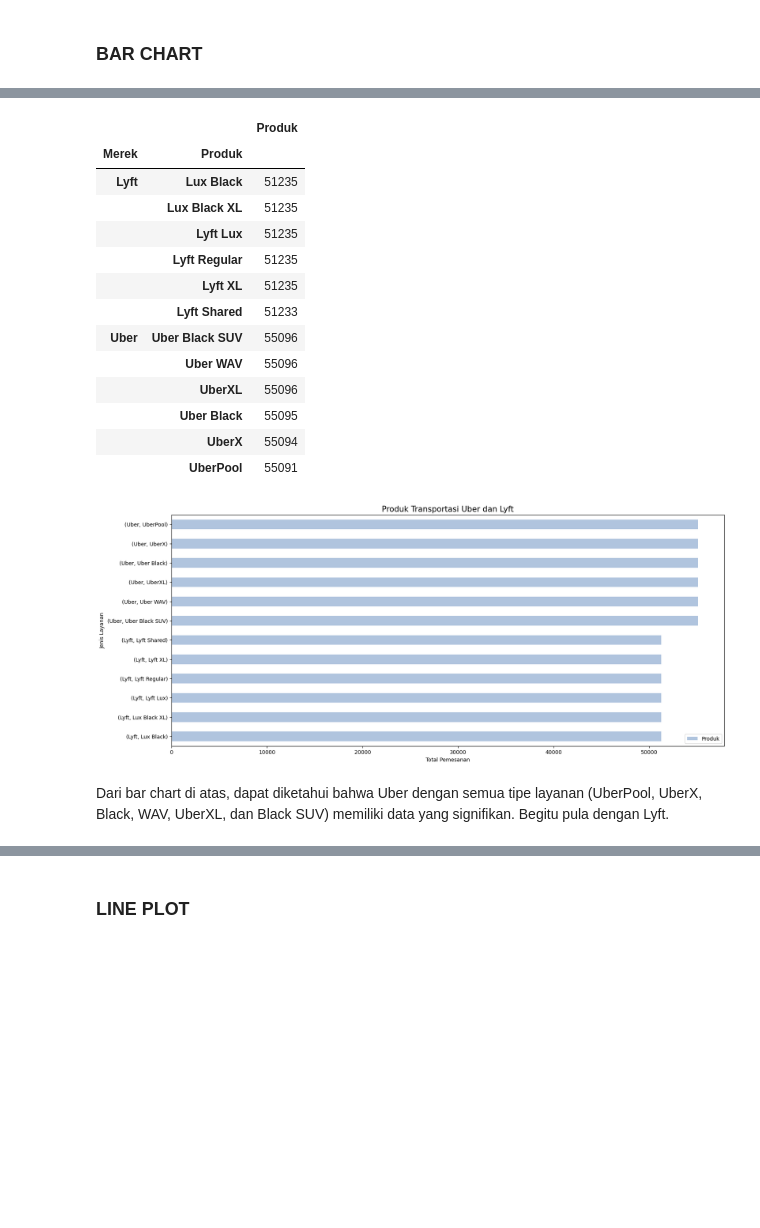
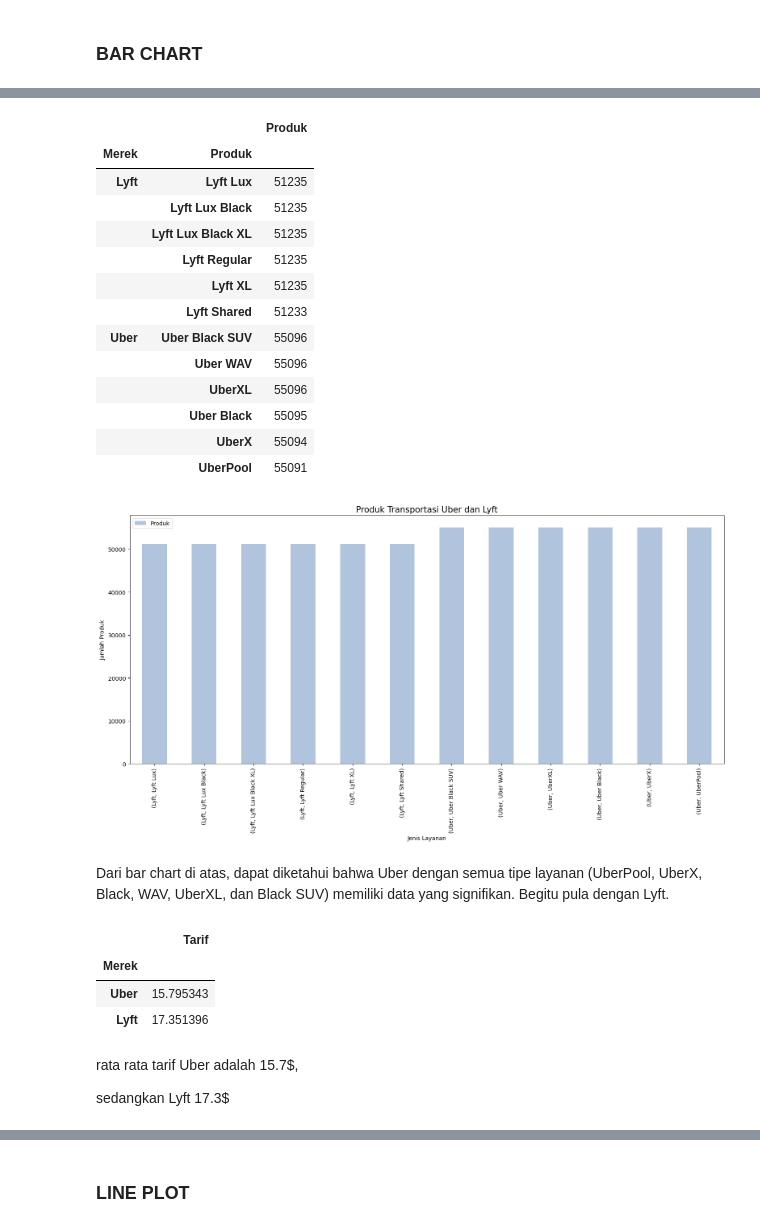
Before and after one commit to gilbertpinem/HACKTIV8, a Jupyter notebook: FINPRO_1.ipynb, the cells around one changed output, grey strips where cells are left out. Cells and saved outputs as stored; diff of their text form; code cells hidden in the pictures; blank space fills up the shorter version.

```diff
--- a/FINPRO_1.ipynb
+++ b/FINPRO_1.ipynb
@@ -388,6 +386,8 @@ df3.loc[df3['Produk'] == 'Taxi', 'Produk'] = 'Uber Taxi'
 df3.loc[df3['Produk'] == 'Shared', 'Produk'] = 'Lyft Shared'
 df3.loc[df3['Produk'] == 'Lux', 'Produk'] = 'Lyft Lux'
 df3.loc[df3['Produk'] == 'Lyft', 'Produk'] = 'Lyft Regular'
+df3.loc[df3['Produk'] == 'Lux Black', 'Produk'] = 'Lyft Lux Black'
+df3.loc[df3['Produk'] == 'Lux Black XL', 'Produk'] = 'Lyft Lux Black XL'
 df3.loc[df3['Produk'] == 'Black SUV', 'Produk'] = 'Uber Black SUV'
 df3.loc[df3['Produk'] == 'WAV', 'Produk'] = 'Uber WAV'
 df3.loc[df3['Produk'] == 'Black', 'Produk'] = 'Uber Black'
@@ -876,9 +907,9 @@ dflyft1
 # %% [output]
 |  |  | Produk |
 | Merek | Produk |  |
-| Lyft | Lux Black | 51235 |
-|  | Lux Black XL | 51235 |
-|  | Lyft Lux | 51235 |
+| Lyft | Lyft Lux | 51235 |
+|  | Lyft Lux Black | 51235 |
+|  | Lyft Lux Black XL | 51235 |
 |  | Lyft Regular | 51235 |
 |  | Lyft XL | 51235 |
 |  | Lyft Shared | 51233 |
@@ -890,21 +921,35 @@ dflyft1
 |  | UberPool | 55091 |
 # %%
 #Memvisualiasikan kolom transport_name dan kind berdasarkan total kind
-dflyft1.plot(kind="barh", figsize=(19,8), color='lightsteelblue')
+dflyft1.plot(kind="bar", figsize=(19,8), color='lightsteelblue')
 
 plt.title("Produk Transportasi Uber dan Lyft", fontsize=15)
-plt.ylabel("Jenis Layanan")
-plt.xlabel("Total Pemesanan")
+plt.ylabel("Jumlah Produk")
+plt.xlabel("Jenis Layanan")
 
 # Save Plot
 plt.savefig("kind_barh.png",
             bbox_inches ="tight",
             pad_inches = 1,
             transparent = True,
             orientation ='landscape')
 
 plt.show()
 # %% [output]
-[figure, old version]
+[figure, new version]
 # %% [markdown]
 Dari bar chart di atas, dapat diketahui bahwa Uber dengan semua tipe layanan (UberPool, UberX, Black, WAV, UberXL, dan Black SUV) memiliki data yang signifikan. Begitu pula dengan Lyft.
+# %%
+harga = df4[['Merek','Tarif']]
+
+dfharga = harga.reset_index()[["Merek", "Tarif"]].groupby(["Merek"]).mean().sort_values(by="Tarif",ascending=True)
+dfharga
+# %% [output]
+|  | Tarif |
+| Merek |  |
+| Uber | 15.795343 |
+| Lyft | 17.351396 |
+# %% [markdown]
+rata rata tarif Uber adalah 15.7$,
+
+sedangkan Lyft 17.3$
```
Also changed, not shown: parts of 54 cells of this notebook.
